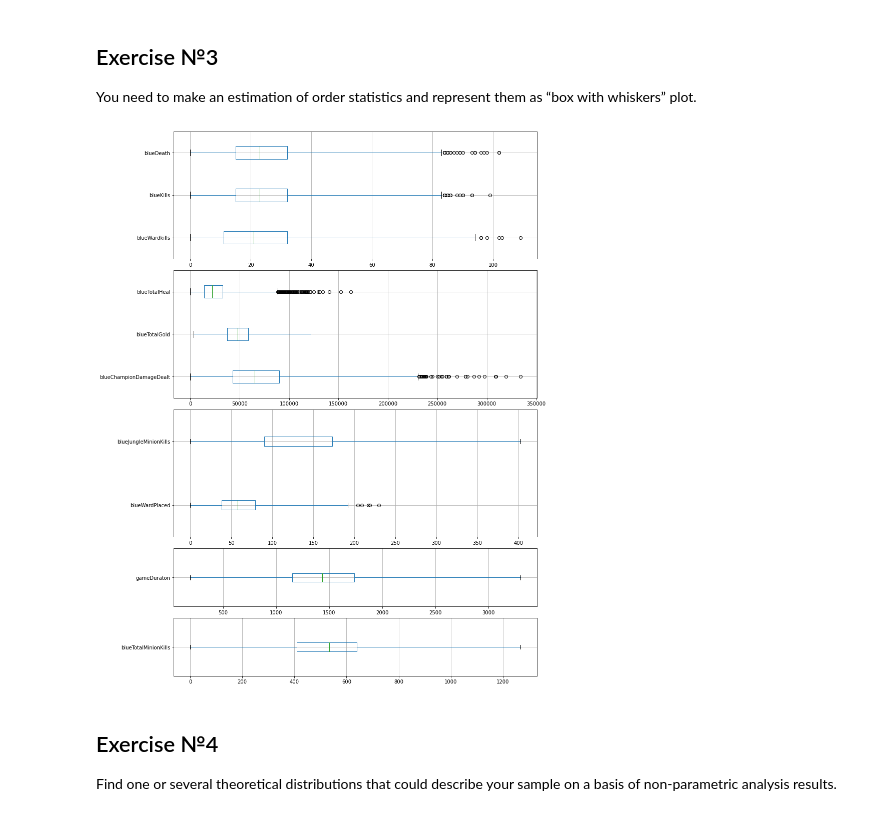
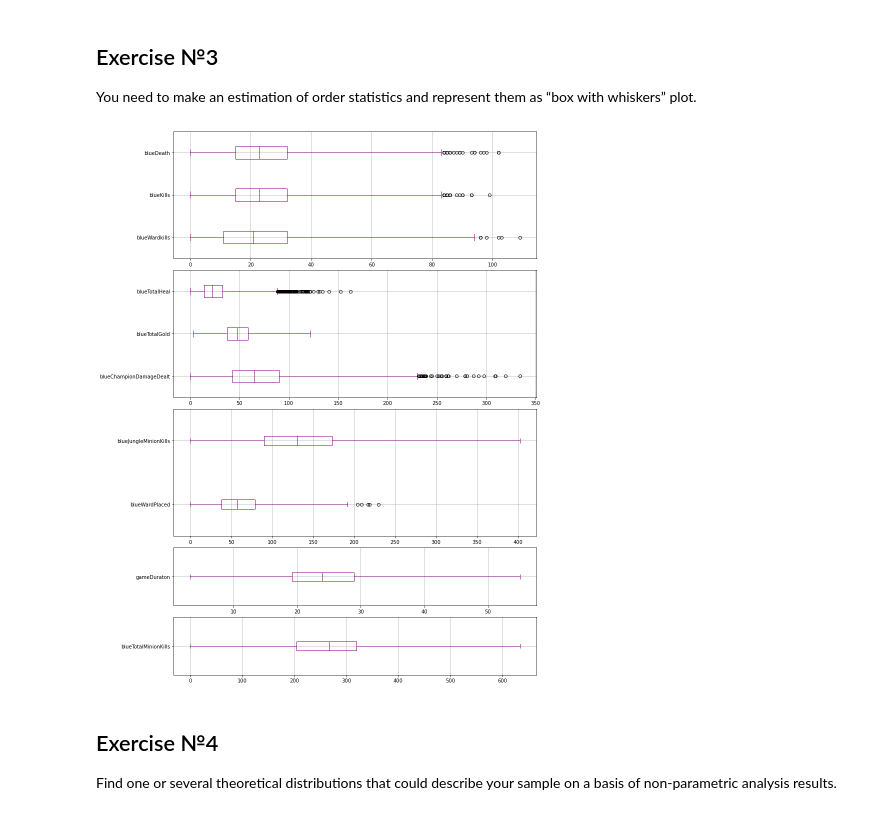
Before and after one commit to vandosik/M-M-MSA, a Jupyter notebook: Lab_1/lab_1_3thDataset.ipynb, the cells around one changed output. Cells and saved outputs as stored; diff of their text form; code cells hidden in the pictures.

```diff
--- a/Lab_1/lab_1_3thDataset.ipynb
+++ b/Lab_1/lab_1_3thDataset.ipynb
@@ -47,6 +47,12 @@ source_df = source_df[['gameDuraton', # this is the value we will predict (targe
                         'blueJungleMinionKills',
                         'blueTotalHeal',
                         'blueObjectDamageDealt']]
+source_df['blueChampionDamageDealt'] = source_df['blueChampionDamageDealt']/1000
+source_df['blueObjectDamageDealt'] = source_df['blueObjectDamageDealt']/1000
+source_df['blueTotalGold'] = source_df['blueTotalGold']/1000
+source_df['blueTotalHeal'] = source_df['blueTotalHeal']/1000
+source_df['blueTotalMinionKills'] = source_df['blueTotalMinionKills']/2
+source_df['gameDuraton'] = source_df['gameDuraton']/60
 
 # show new dataset
 source_df.head(7)
@@ -109,29 +115,29 @@ You need to make an estimation of order statistics and represent them as “box
 # %%
 
 for j in range(0, 3):
     for i in range (0, 4):
         # Calculation of sample mean, variance, standard deviation, median
         mean = source_df[ilist[i][j]].mean()
         var = source_df[ilist[i][j]].var()
         std = source_df[ilist[i][j]].std()
         median = source_df[ilist[i][j]].median()
 
 # Box plot
 gridsize = (8, 2)
 fig = plt.figure(figsize=(13, 20))
 ax1 = plt.subplot2grid(gridsize, (0, 0), colspan=2, rowspan=2)
 ax2 = plt.subplot2grid(gridsize, (2, 0), colspan=2, rowspan=2)
 ax3 = plt.subplot2grid(gridsize, (4, 0), colspan=2, rowspan=2)
 ax4 = plt.subplot2grid(gridsize, (6, 0), colspan=2, rowspan=1)
 ax5 = plt.subplot2grid(gridsize, (7, 0), colspan=2, rowspan=1)
 # fig, ax = plt.subplots(4, figsize=(15, 15))
-boxplot1 = source_df.boxplot(column=['blueWardkills', 'blueKills', 'blueDeath'], whis=3., vert=False, ax=ax1)
-boxplot2 = source_df.boxplot(column=['blueChampionDamageDealt', 'blueTotalGold', 'blueTotalHeal'], whis=3., vert=False, ax=ax2)
-boxplot3 = source_df.boxplot(column=['blueWardPlaced', 'blueJungleMinionKills'], whis=3., vert=False, ax=ax3)
-boxplot4 = source_df.boxplot(column=['gameDuraton'], whis=3., vert=False, ax=ax4)
-boxplot5 = source_df.boxplot(column=['blueTotalMinionKills'], whis=3., vert=False, ax=ax5)
+boxplot1 = source_df.boxplot(column=['blueWardkills', 'blueKills', 'blueDeath'], whis=3., vert=False, ax=ax1, color='purple')
+boxplot2 = source_df.boxplot(column=['blueChampionDamageDealt', 'blueTotalGold', 'blueTotalHeal'], whis=3., vert=False, ax=ax2, color='purple')
+boxplot3 = source_df.boxplot(column=['blueWardPlaced', 'blueJungleMinionKills'], whis=3., vert=False, ax=ax3, color='purple')
+boxplot4 = source_df.boxplot(column=['gameDuraton'], whis=3., vert=False, ax=ax4, color='purple')
+boxplot5 = source_df.boxplot(column=['blueTotalMinionKills'], whis=3., vert=False, ax=ax5, color='purple')
 # %% [output]
-[figure, old version]
+[figure, new version]
 # %% [markdown]
 ## Exercise №4
 Find one or several theoretical distributions that could describe your sample on a basis of non-parametric analysis results.
```
Also changed, not shown: parts of 5 cells of this notebook, 1 other file.
